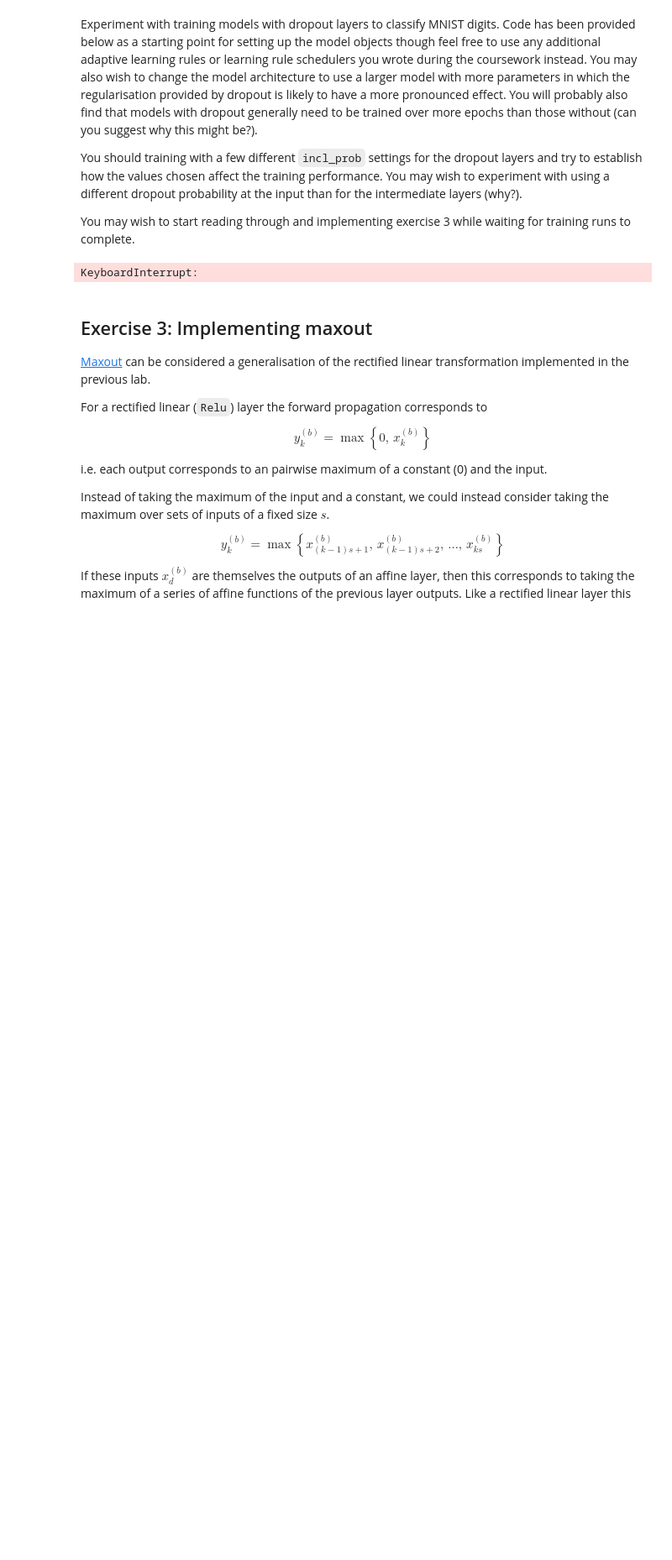
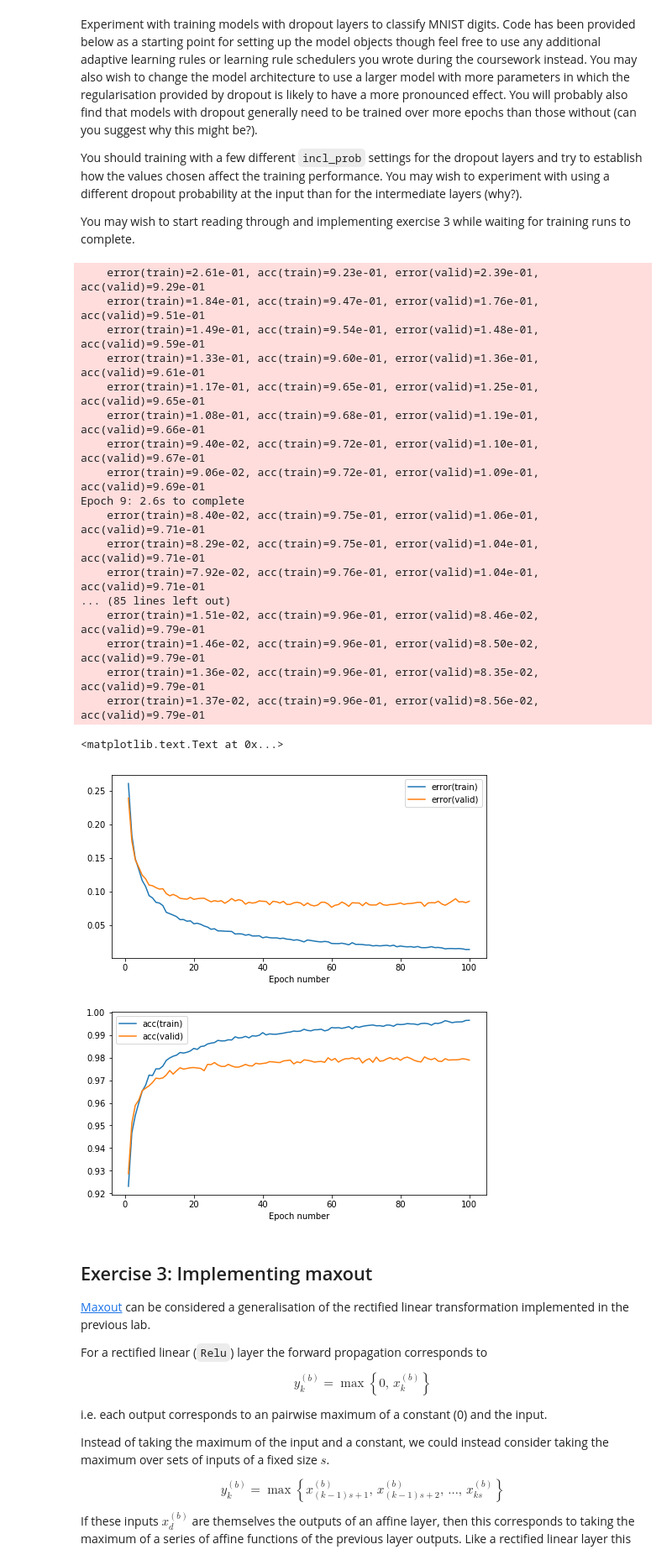
Before and after one commit to JasonCby/mlpractical, a Jupyter notebook: notebooks/06_Dropout_and_maxout.ipynb, the cells around one changed output. Shown: that part at 84% size. Saved outputs shown, nothing was run; the diff lists cells and outputs as text; code cells hidden in the pictures; blank space fills up the shorter version.

```diff
--- a/notebooks/06_Dropout_and_maxout.ipynb
+++ b/notebooks/06_Dropout_and_maxout.ipynb
@@ -118,11 +118,38 @@ class DropoutLayer(StochasticLayer):
         Returns:
             outputs: Array of layer outputs of shape (batch_size, output_dim).
         """
-        if stochastic:
-            return random_binary_mask(self.incl_prob, inputs.shape, rng)*inputs
+#         if stochastic:
+# #             return random_binary_mask(self.incl_prob, inputs.shape, rng)*inputs
+#             return np.multiply(self.rng.binomial(1, p=self.incl_prob, size=inputs.shape),inputs)
+#         else:
+#             return np.multiply(self.rng.binomial(1, p=self.incl_prob, size=inputs.shape),inputs)
+# #             return self.incl_prob*inputs
+#         raise NotImplementedError()
+
+        if(stochastic):
+#             num=1
+#             array=np.array([])
+#             for i in inputs.shape:
+#                 num=num*i
+#             list1=[]
+#             for i in range(num):
+#                 if(self.rng.uniform(0,1)<=self.incl_prob):
+#                     list1.append(1.)
+#                 else:
+#                     list1.append(0)
+#             #for i in range(num):
+#             #    if(self.rng.uniform(0,1)<=self.incl_prob):
+#             #        array = np.hstack((array,[1]))
+#             #    else:
+#             #        array = np.hstack((array,[0]))
+#             array = np.asarray(list1)
+#             #return np.multiply(self.rng.choice((1,0),p = [self.incl_prob , 1 -self.incl_prob], size = inputs.shape),inputs)
+#             return array.reshape(inputs.shape)*inputs
+       # else:
+            return np.multiply(self.rng.binomial(1,p = self.incl_prob, size = inputs.shape),inputs)
         else:
             return self.incl_prob*inputs
-        raise NotImplementedError()
+        raise NotImplementedError
 
     def bprop(self, inputs, outputs, grads_wrt_outputs):
         """Back propagates gradients through a layer.
@@ -142,6 +169,7 @@ class DropoutLayer(StochasticLayer):
             Array of gradients with respect to the layer inputs of shape
             (batch_size, input_dim).
         """
+        inputs[inputs==0]=1
         return grads_wrt_outputs * (outputs/inputs)
         raise NotImplementedError()
 
@@ -223,7 +266,6 @@ biases_init = ConstantInit(0.)
 # Create three affine layer model with rectified linear non-linearities
 # and dropout layers before every affine layer
 model = MultipleLayerModel([
-    DropoutLayer(rng, incl_prob),
     AffineLayer(input_dim, hidden_dim, weights_init, biases_init),
     ReluLayer(),
     DropoutLayer(rng, incl_prob),
@@ -242,34 +284,53 @@ learning_rule = MomentumLearningRule(0.02, 0.9)
 
 # Monitor classification accuracy during training
 data_monitors={'acc': lambda y, t: (y.argmax(-1) == t.argmax(-1)).mean()}
 
 optimiser = Optimiser(
     model, error, learning_rule, train_data, valid_data, data_monitors)
 
 num_epochs = 100
 stats_interval = 1
 
 stats, keys, run_time = optimiser.train(num_epochs=num_epochs, stats_interval=stats_interval)
 
 # Plot the change in the validation and training set error over training.
 fig_1 = plt.figure(figsize=(8, 4))
 ax_1 = fig_1.add_subplot(111)
 for k in ['error(train)', 'error(valid)']:
     ax_1.plot(np.arange(1, stats.shape[0]) * stats_interval,
               stats[1:, keys[k]], label=k)
 ax_1.legend(loc=0)
 ax_1.set_xlabel('Epoch number')
 
 # Plot the change in the validation and training set accuracy over training.
 fig_2 = plt.figure(figsize=(8, 4))
 ax_2 = fig_2.add_subplot(111)
 for k in ['acc(train)', 'acc(valid)']:
     ax_2.plot(np.arange(1, stats.shape[0]) * stats_interval,
               stats[1:, keys[k]], label=k)
 ax_2.legend(loc=0)
 ax_2.set_xlabel('Epoch number')
 # %% [output]
-KeyboardInterrupt:
+    error(train)=2.61e-01, acc(train)=9.23e-01, error(valid)=2.39e-01, acc(valid)=9.29e-01
+    error(train)=1.84e-01, acc(train)=9.47e-01, error(valid)=1.76e-01, acc(valid)=9.51e-01
+    error(train)=1.49e-01, acc(train)=9.54e-01, error(valid)=1.48e-01, acc(valid)=9.59e-01
+    error(train)=1.33e-01, acc(train)=9.60e-01, error(valid)=1.36e-01, acc(valid)=9.61e-01
+    error(train)=1.17e-01, acc(train)=9.65e-01, error(valid)=1.25e-01, acc(valid)=9.65e-01
+    error(train)=1.08e-01, acc(train)=9.68e-01, error(valid)=1.19e-01, acc(valid)=9.66e-01
+    error(train)=9.40e-02, acc(train)=9.72e-01, error(valid)=1.10e-01, acc(valid)=9.67e-01
+    error(train)=9.06e-02, acc(train)=9.72e-01, error(valid)=1.09e-01, acc(valid)=9.69e-01
+Epoch 9: 2.6s to complete
+    error(train)=8.40e-02, acc(train)=9.75e-01, error(valid)=1.06e-01, acc(valid)=9.71e-01
+    error(train)=8.29e-02, acc(train)=9.75e-01, error(valid)=1.04e-01, acc(valid)=9.71e-01
+    error(train)=7.92e-02, acc(train)=9.76e-01, error(valid)=1.04e-01, acc(valid)=9.71e-01
+... (85 lines left out)
+    error(train)=1.51e-02, acc(train)=9.96e-01, error(valid)=8.46e-02, acc(valid)=9.79e-01
+    error(train)=1.46e-02, acc(train)=9.96e-01, error(valid)=8.50e-02, acc(valid)=9.79e-01
+    error(train)=1.36e-02, acc(train)=9.96e-01, error(valid)=8.35e-02, acc(valid)=9.79e-01
+    error(train)=1.37e-02, acc(train)=9.96e-01, error(valid)=8.56e-02, acc(valid)=9.79e-01
+<matplotlib.text.Text at 0x...>
+[figure, added]
+[figure, added]
 # %% [markdown]
 ## Exercise 3: Implementing maxout
 
```
Also changed, not shown: parts of 2 cells of this notebook, 2 other files.
